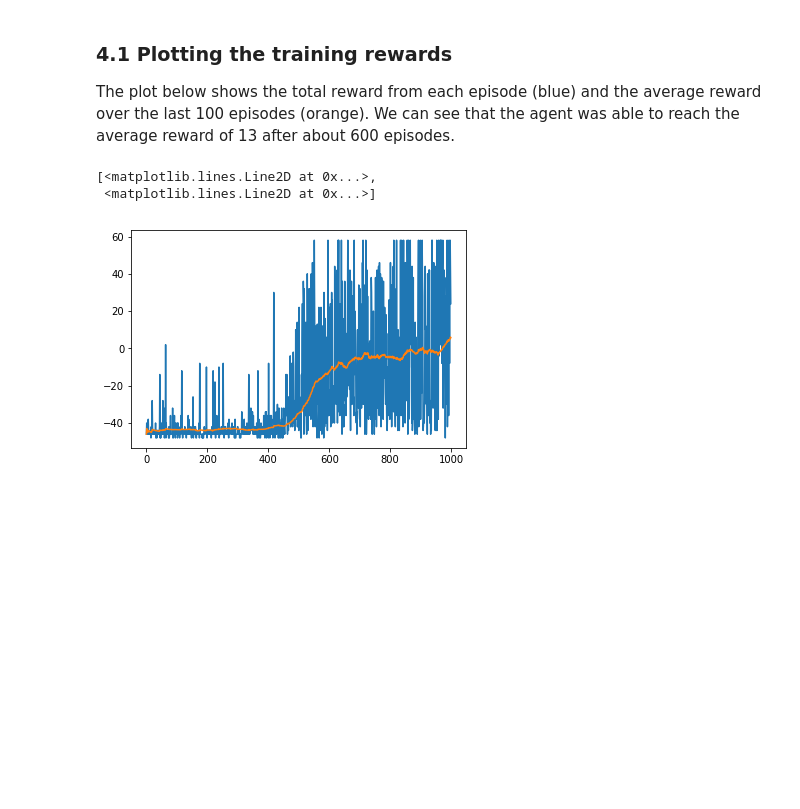
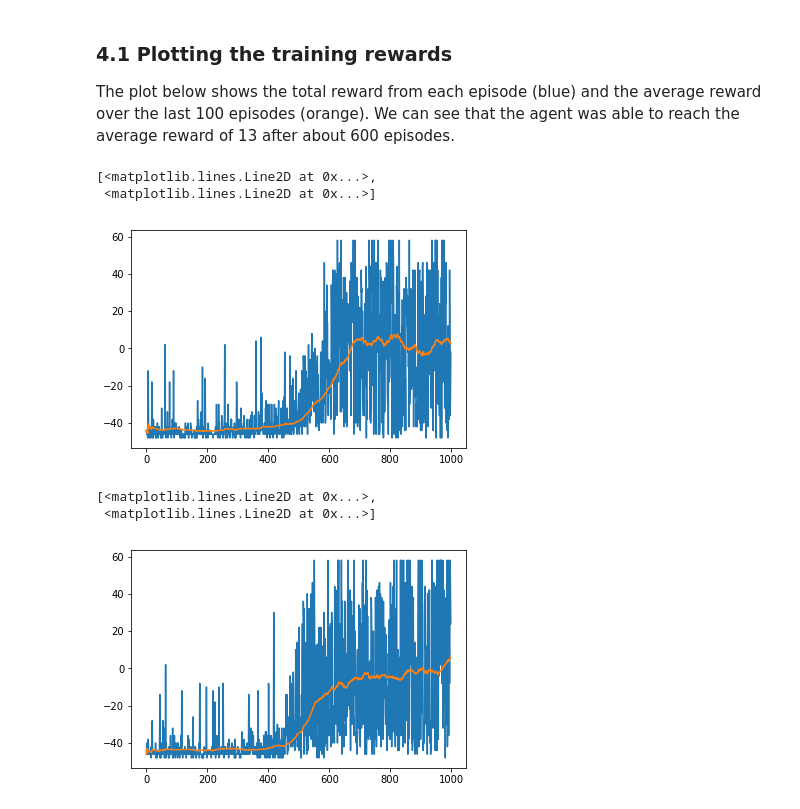
Before and after one commit to the-computer-scientist/AtariBreakout, a Jupyter notebook: AtariBreakout.ipynb, the cells around one changed output. Drawn from its saved outputs; the diff is of its cells as text; code cells hidden in the pictures; blank space fills up the shorter version.

```diff
--- a/AtariBreakout.ipynb
+++ b/AtariBreakout.ipynb
@@ -119,7 +124,7 @@ class TFModel(tf.keras.Model):
     def __init__(self, state_size, action_size):
         super().__init__()
         self.hidden1 = tf.keras.layers.Dense(HIDDEN_SIZE, activation=tf.nn.relu, kernel_initializer=tf.initializers.glorot_normal())
-        self.hidden2 = tf.keras.layers.Dense(HIDDEN_SIZE, activation=tf.nn.relu, kernel_initializer=tf.initializers.glorot_normal())
+        self.hidden2 = tf.keras.layers.Dense(HIDDEN_SIZE, activation=tf.nn.relu, kernel_initializer=tf.initializers.glorot_normal(), kernel_regularizer=tf.keras.regularizers.l2(l=REGULARIZER_LAMBDA))
         self.q_state = tf.keras.layers.Dense(action_size, activation=None, kernel_initializer=tf.initializers.glorot_normal())
 
     def call(self, state):
@@ -196,7 +201,7 @@ class PTQNetwork():
     def __init__(self, state_size, action_size, load=False):
         self.model_local = PTModel(state_size, action_size)
         self.model_target = PTModel(state_size, action_size)
-        self.optimizer = torch.optim.Adam(self.model_local.parameters(), lr=LEARNING_RATE)
+        self.optimizer = torch.optim.Adam(self.model_local.parameters(), lr=LEARNING_RATE, weight_decay=REGULARIZER_LAMBDA)
         if load: self.load_model()
 
     def get_q_state(self, state, use_target=False):
@@ -307,7 +312,7 @@ agent = DQNAgent(state_size, action_size, network=networks[0], load=False)
 scores = []
 scores_buffer = deque(maxlen=100)
 avg_scores = []
-num_episodes = 1200
+num_episodes = 1000
 
 for ep in range(num_episodes):
     state = env.reset()
@@ -325,7 +330,11 @@ for ep in range(num_episodes):
     avg_scores.append(np.mean(scores_buffer))
     print("Episode: {}, Score: {}, Avg reward: {:.2f}".format(ep, scores[-1], avg_scores[-1]))
 
-    if ep % 100 == 99: agent.q_network.save_model()
+    #agent.q_network.save_model()
+    with open("./saved_models/train_{}.txt".format(HIDDEN_SIZE), 'a+') as f:
+        f.writelines("Episode: {}, Score: {}, Avg reward: {:.2f}\n".format(ep, scores[-1], avg_scores[-1]))
+
+    if ep % 100 == 99: agent.q_network.save_model("./saved_models/model_{}.tf".format(ep))
 # %% [output]
 Episode: 0, Score: -44.0, Avg reward: -44.00
 Episode: 1, Score: -46.0, Avg reward: -45.00
@@ -391,7 +356,35 @@ Episode: 813, Score: 34.0, Avg reward: 8.74
+# %%
+import re
+
+scores = []
+scores_buffer = deque(maxlen=100)
+avg_scores = []
+
+with open("./saved_models/train_500.txt", 'r') as f:
+    for line in f:
+        line = line.rstrip('\n')
+        match = re.match("Episode: (.*), Score: (.*),", line)
+        if match:
+            ep = int(match.groups()[0])
+            total_reward = float(match.groups()[1])
+            scores.append(total_reward)
+            scores_buffer.append(total_reward)
+            avg_scores.append(np.mean(scores_buffer))
+            print("Episode: {}, Score: {}, Avg reward: {:.2f}".format(ep, scores[-1], avg_scores[-1]))
 # %% [markdown]
 ### 4.1 Plotting the training rewards
 
 The plot below shows the total reward from each episode (blue) and the average reward over the last 100 episodes (orange). We can see that the agent was able to reach the average reward of 13 after about 600 episodes.
+# %%
+import matplotlib.pyplot as plt
+%matplotlib inline
+
+x = range(len(scores))
+plt.plot(x,scores, x,avg_scores)
+# %% [output]
+[<matplotlib.lines.Line2D at 0x...>,
+ <matplotlib.lines.Line2D at 0x...>]
+[figure, added]
 # %%
 import matplotlib.pyplot as plt
 %matplotlib inline
```
Also changed, not shown: parts of 6 cells of this notebook, 3 other files.
